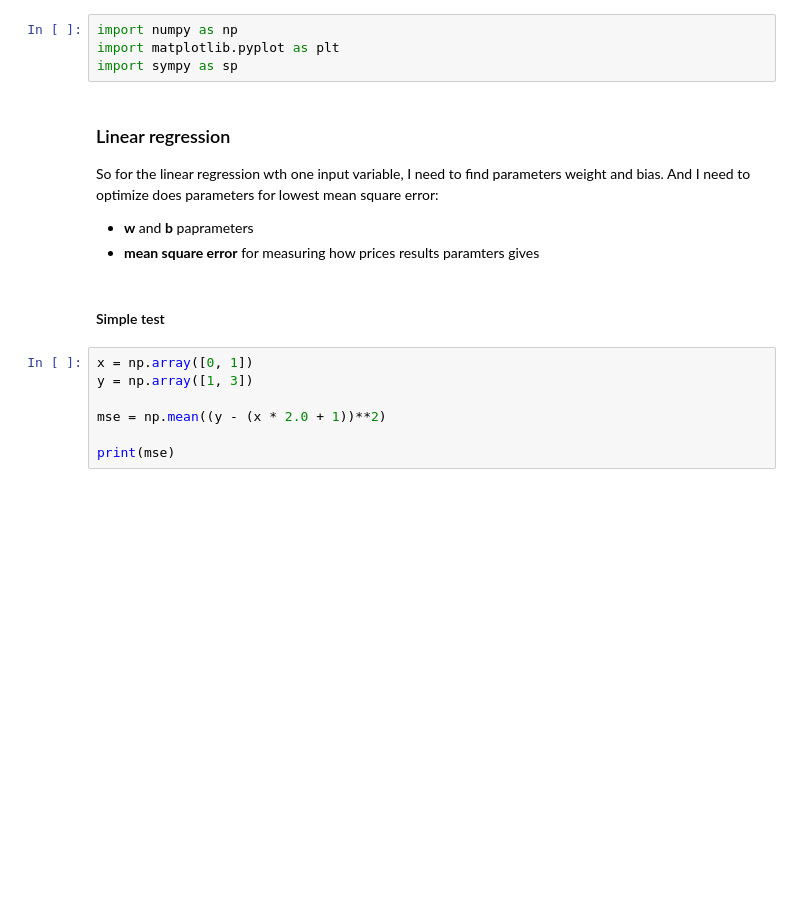
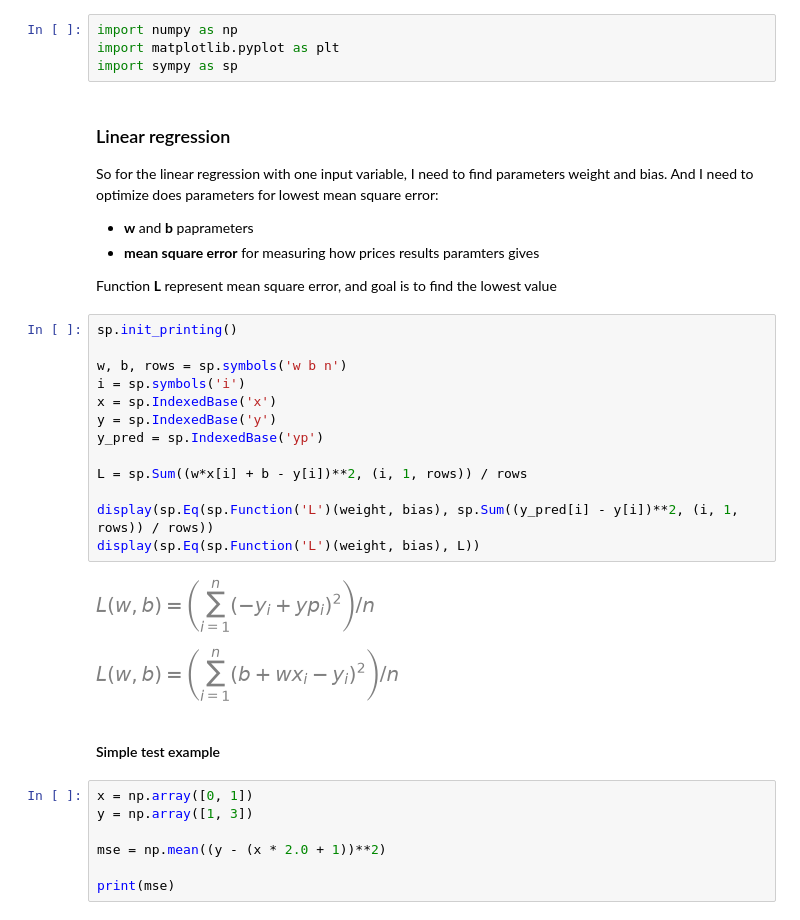
Before and after one commit to Adil-Eminagic/Science-Python, a Jupyter notebook: machine_learning/supervised_learning/linear_regression.ipynb, the cells around one changed output. Saved outputs shown, nothing was run; the diff lists cells and outputs as text; blank space fills up the shorter version.

Commit message:
Linear regression formula

```diff
--- a/machine_learning/supervised_learning/linear_regression.ipynb
+++ b/machine_learning/supervised_learning/linear_regression.ipynb
@@ -5,11 +5,29 @@ import sympy as sp
 # %% [markdown]
 ### Linear regression
 
-So for the linear regression wth one input variable, I need to find parameters weight and bias. And I need to optimize does parameters for lowest mean square error:
+So for the linear regression with one input variable, I need to find parameters weight and bias. And I need to optimize does parameters for lowest mean square error:
 - **w** and **b** paprameters
 - **mean square error** for measuring how prices results paramters gives
+
+Function **L** represent mean square error, and goal is to find the lowest value
+# %%
+sp.init_printing()
+
+w, b, rows = sp.symbols('w b n')
+i = sp.symbols('i')
+x = sp.IndexedBase('x')
+y = sp.IndexedBase('y')
+y_pred = sp.IndexedBase('yp')
+
+L = sp.Sum((w*x[i] + b - y[i])**2, (i, 1, rows)) / rows
+
+display(sp.Eq(sp.Function('L')(weight, bias), sp.Sum((y_pred[i] - y[i])**2, (i, 1, rows)) / rows))
+display(sp.Eq(sp.Function('L')(weight, bias), L))
+# %% [output]
+[figure, added]
+[figure, added]
 # %% [markdown]
-#### Simple test
+#### Simple test example
 # %%
 x = np.array([0, 1])
 y = np.array([1, 3])
```
Also changed, not shown: parts of 14 cells of this notebook, 5 other files.
